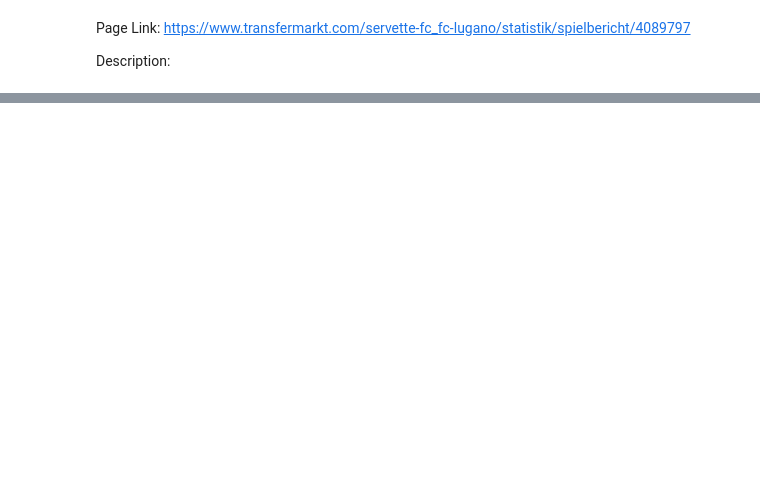
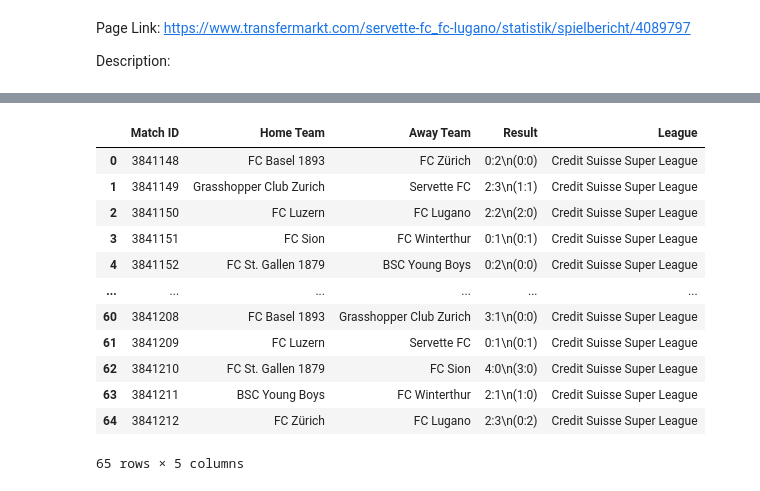
Before and after one commit to heinimoreno/PBL_RA_MH, a Jupyter notebook: TM_Scraping_Games_2022_2023.ipynb, the cells around one changed output, grey strips where cells are left out. Saved outputs shown, nothing was run; the diff lists cells and outputs as text; code cells hidden in the pictures; blank space fills up the shorter version.

```diff
--- a/TM_Scraping_Games_2022_2023.ipynb
+++ b/TM_Scraping_Games_2022_2023.ipynb
@@ -1447,0 +1660,16 @@ Description:
+# %%
+matches_df2
+# %% [output]
+|  | Match ID | Home Team | Away Team | Result | League |
+| 0 | 3841148 | FC Basel 1893 | FC Zürich | 0:2\n(0:0) | Credit Suisse Super League |
+| 1 | 3841149 | Grasshopper Club Zurich | Servette FC | 2:3\n(1:1) | Credit Suisse Super League |
+| 2 | 3841150 | FC Luzern | FC Lugano | 2:2\n(2:0) | Credit Suisse Super League |
+| 3 | 3841151 | FC Sion | FC Winterthur | 0:1\n(0:1) | Credit Suisse Super League |
+| 4 | 3841152 | FC St. Gallen 1879 | BSC Young Boys | 0:2\n(0:0) | Credit Suisse Super League |
+| ... | ... | ... | ... | ... | ... |
+| 60 | 3841208 | FC Basel 1893 | Grasshopper Club Zurich | 3:1\n(0:0) | Credit Suisse Super League |
+| 61 | 3841209 | FC Luzern | Servette FC | 0:1\n(0:1) | Credit Suisse Super League |
+| 62 | 3841210 | FC St. Gallen 1879 | FC Sion | 4:0\n(3:0) | Credit Suisse Super League |
+| 63 | 3841211 | BSC Young Boys | FC Winterthur | 2:1\n(1:0) | Credit Suisse Super League |
+| 64 | 3841212 | FC Zürich | FC Lugano | 2:3\n(0:2) | Credit Suisse Super League |
+65 rows × 5 columns
```
Also changed, not shown: parts of 4 cells of this notebook, 2 other files.
